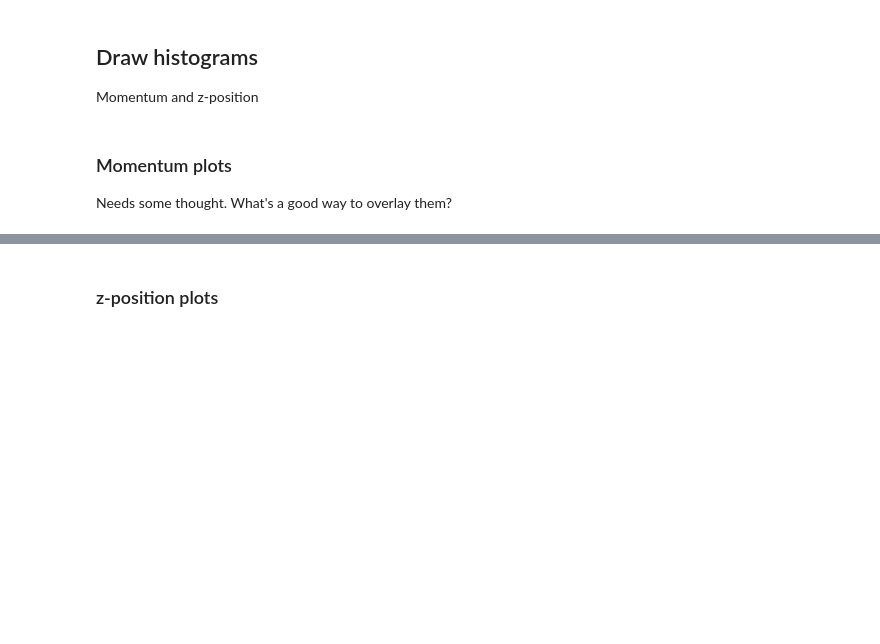
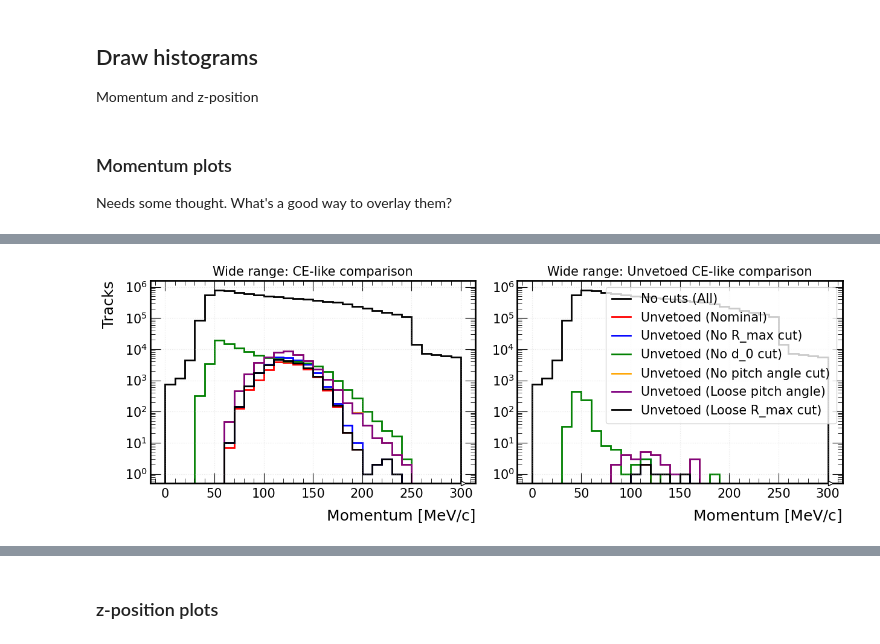
Before and after one commit to victordorojan/mu2e_cosmic_ana, a Jupyter notebook: ana/offspill/ana_cut_scan.ipynb, the cells around one changed output, grey strips where cells are left out. Cells and saved outputs as stored; diff of their text form; code cells hidden in the pictures; blank space fills up the shorter version.

```diff
--- a/ana/offspill/ana_cut_scan.ipynb
+++ b/ana/offspill/ana_cut_scan.ipynb
@@ -854,0 +835,80 @@ logger.log("Momentum plots complete for all configs", "success")
+# %%
+def mom_plots_comparison(all_hists_dict, out_path=None):
+
+    # Create figure with two subplots
+    fig, ax = plt.subplots(1, 2, figsize=(6.4*2, 4.8))
+
+    # Colors for different configs
+    colors = ["black", "red", "blue", "green", "orange", "purple"]
+
+    # Create descriptive labels for y-axis based on cut configurations
+    cut_labels = {
+        0: "Nominal",           # No within_lhr_max
+        1: "No R_max cut",           # No within_lhr_max
+        2: "No d_0 cut",             # No within_d0
+        3: "No pitch angle cut",     # No within_pitch_angle
+        4: "Loose pitch angle",      # Loose within_pitch_angle
+        5: "Loose R_max cut"         # Loose within_lhr_max
+    }
+
+    # First plot "All" selection from the first config (baseline/no cuts)
+    first_config = list(all_hists_dict.keys())[0]
+    h_wide_baseline = all_hists_dict[first_config]["Wide range"][{"selection": "All"}]
+    h_wide_baseline.plot1d(ax=ax[0], color="black", label="No cuts (All)", linewidth=2)
+    h_wide_baseline.plot1d(ax=ax[1], color="black", label="No cuts (All)", linewidth=2)
+
+    # Plot CE-like for each config on left subplot
+    for i, (config_id, hists) in enumerate(all_hists_dict.items()):
+        h_wide = hists["Wide range"]
+        h_ce_like = h_wide[{"selection": "CE-like"}]
+
+        label = cut_labels.get(config_id, f"Config {config_id}")
+        color = colors[(i + 1) % len(colors)]  # Offset by 1 since black is used for baseline
+
+        h_ce_like.plot1d(ax=ax[0], color=color, label=label, linewidth=2)
+
+    # Plot Unvetoed CE-like for each config on right subplot
+    for i, (config_id, hists) in enumerate(all_hists_dict.items()):
+        h_wide = hists["Wide range"]
+        h_unvetoed = h_wide[{"selection": "Unvetoed CE-like"}]
+
+        label = cut_labels.get(config_id, f"Config {config_id}")
+        color = colors[(i + 1) % len(colors)]  # Same colors as left plot
+
+        h_unvetoed.plot1d(ax=ax[1], color=color, label=label, linewidth=2)
+
+    # Configure left subplot (CE-like)
+    ax[0].set_title("Wide range: CE-like comparison")
+    ax[0].set_yscale("log")
+    ax[0].grid(True, alpha=0.3)
+    # ax[0].legend(frameon=False, loc="best")
+    ax[0].set_xlabel("Momentum [MeV/c]")
+    ax[0].set_ylabel("Tracks")
+
+    # Configure right subplot (Unvetoed CE-like)
+    ax[1].set_title("Wide range: Unvetoed CE-like comparison")
+    ax[1].set_yscale("log")
+    ax[1].grid(True, alpha=0.3)
+    ax[1].legend(frameon=True, loc="upper right")
+    ax[1].set_xlabel("Momentum [MeV/c]")
+    ax[1].set_ylabel("")  # Remove duplicate y-label
+
+    if out_path is not None:
+        plt.tight_layout()
+        plt.savefig(out_path, dpi=300)
+    plt.show()
+    logger.log(f"Wrote {out_path}", "success")
+
+# Collect all histograms from each config (if not already done)
+all_hists_dict = {}
+for config_name, result in zip(cut_stats_dfs.keys(), results):
+    config_id = result["config_id"]
+    all_hists_dict[config_id] = result["hists"]
+
+# Create comparison plot
+mom_plots_comparison(
+    all_hists_dict,
+    out_path=f"../../img/{ds_type}/cut_scan/h1_ana_mom_{ds_type}_comparison_{today}.png"
+)
+# %% [output]
+[figure, added]
```
Also changed, not shown: parts of 5 cells of this notebook.
